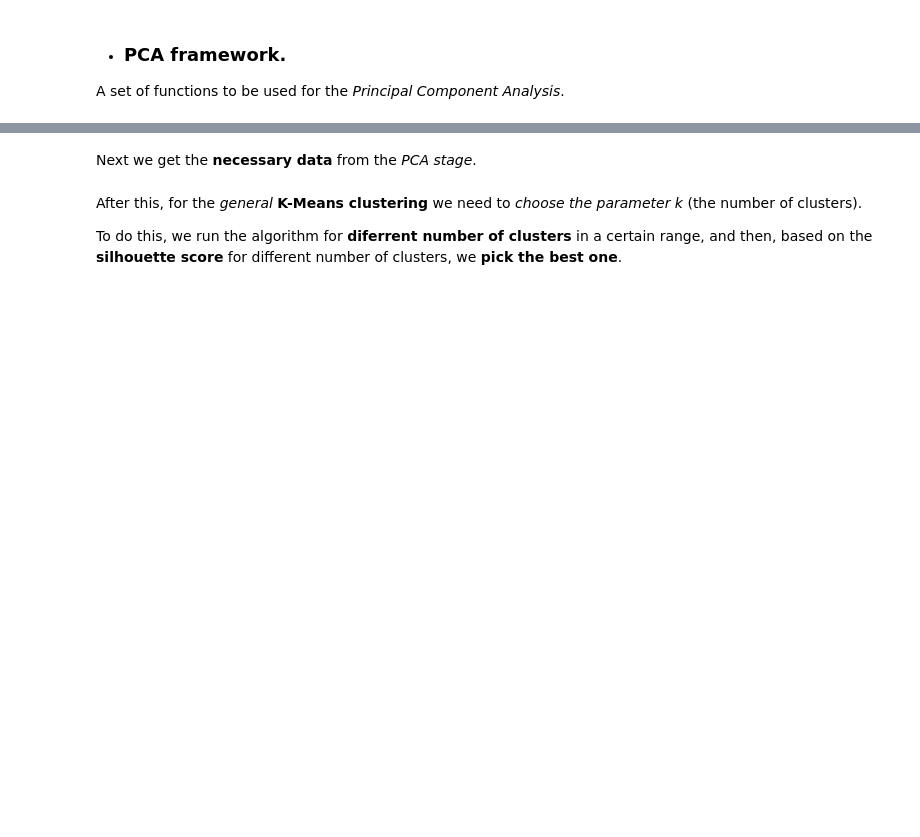
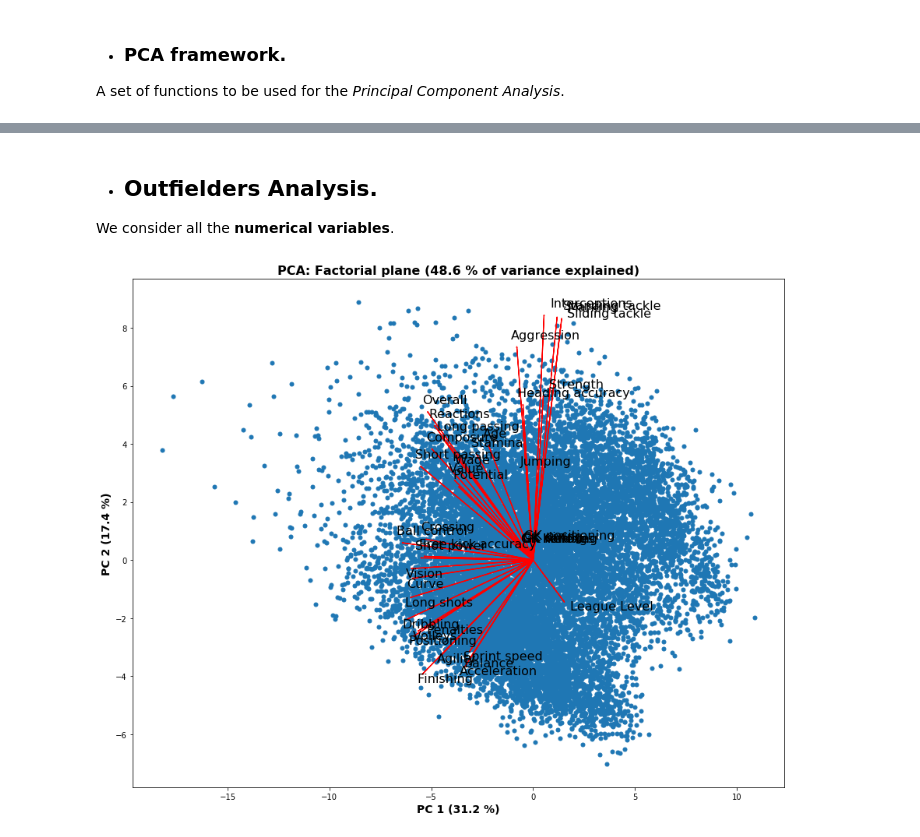
Before and after one commit to YarkoKhamar/DAProject, a Jupyter notebook: PcaClusteringGeneral.ipynb, the cells around one changed output, grey strips where cells are left out. Saved outputs shown, nothing was run; the diff lists cells and outputs as text; code cells hidden in the pictures; blank space fills up the shorter version.

```diff
--- a/PcaClusteringGeneral.ipynb
+++ b/PcaClusteringGeneral.ipynb
@@ -230,2 +295,0 @@ def plotClustersFP(points, centers, yKmeans):
-# %% [markdown]
-Next we get the **necessary data** from the *PCA stage*.
@@ -236,5 +296,16 @@ eigvecs = overallPca[3]
-# %% [markdown]
-After this, for the *general* **K-Means clustering** we need to *choose the parameter k* (the number of clusters).
-
-To do this, we run the algorithm for **diferrent number of clusters** in a certain range, and then, based on the **silhouette score** for different number of clusters, we **pick the best one**.
+# %% [markdown]
+- ## Outfielders Analysis.
+
+We consider all the **numerical variables**.
+# %%
+# outfDf = df[df["Preferred Positions"] != "GK"]\
+#                  .select_dtypes(include='number')
+
+tempDf = df.dropna(axis='columns')
+outfDf = tempDf[tempDf["Preferred Positions"] != "GK"]\
+                    .select_dtypes(include='number')
+
+outfPca = pcaPerform(outfDf, scaling=25)
+# %% [output]
+[figure, added]
 # %%
```
Also changed, not shown: parts of 30 cells of this notebook.
